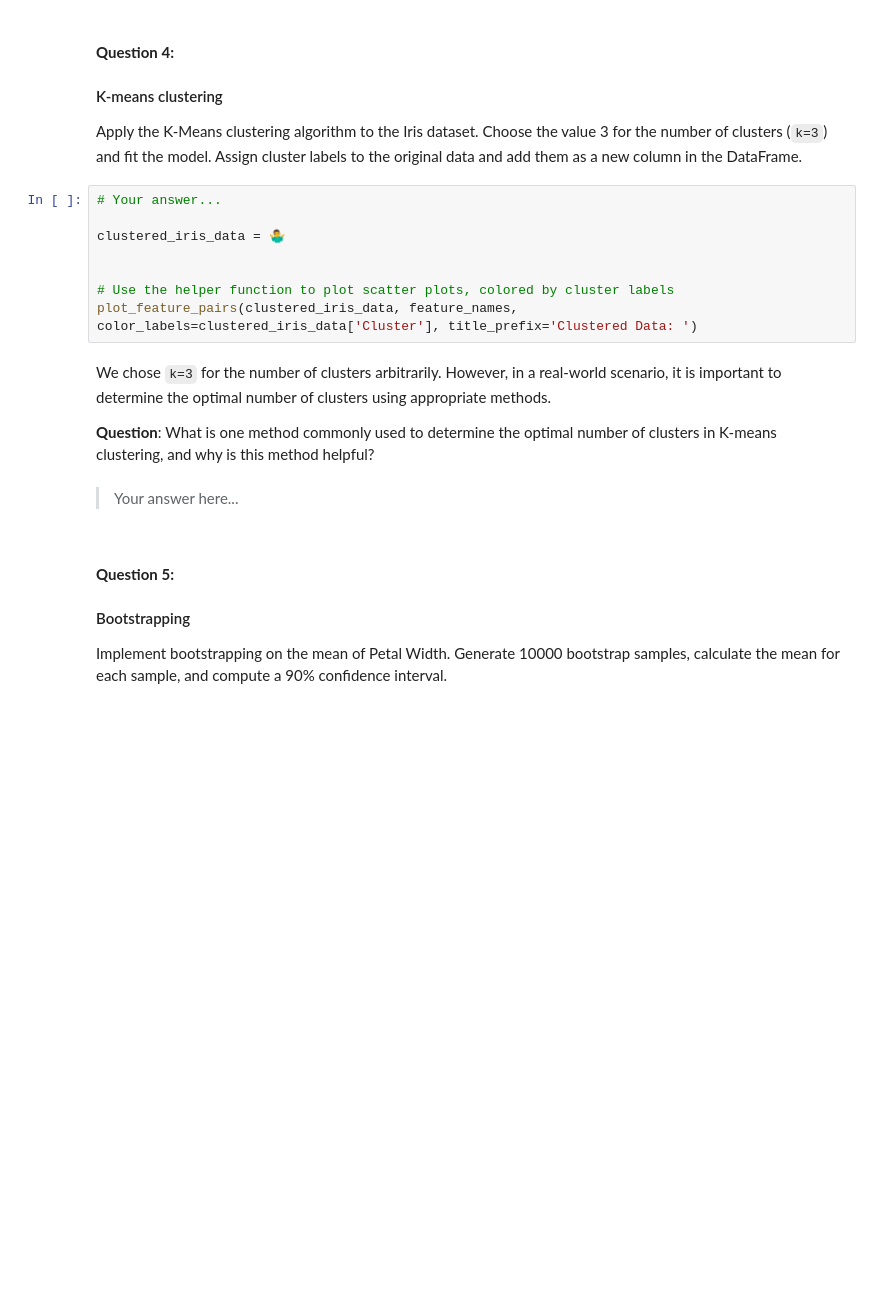
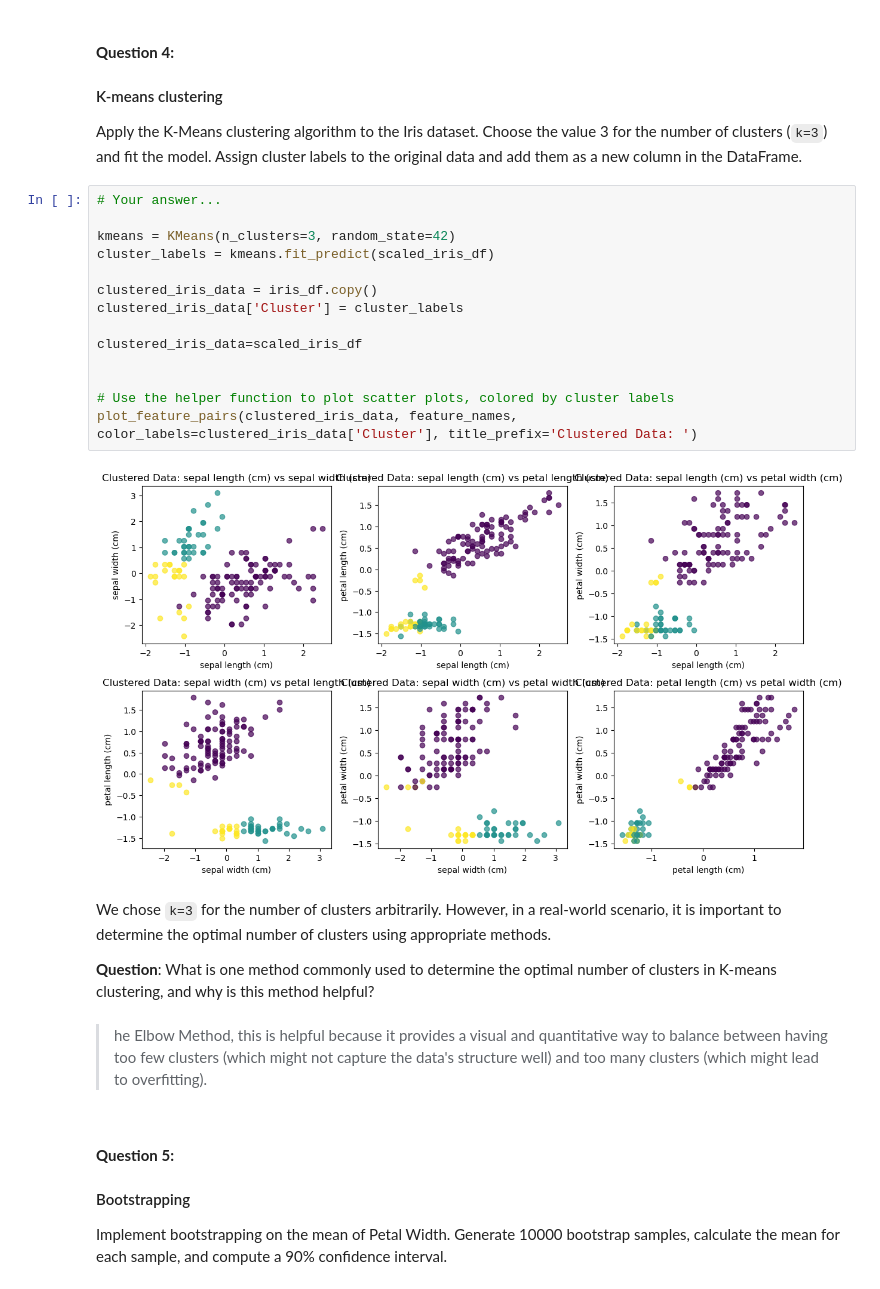
Before and after one commit to tqq199548/LCR, a Jupyter notebook: 02_activities/assignments/assignment_3.ipynb, the cells around one changed output. Cells and saved outputs as stored; diff of their text form; blank space fills up the shorter version.

```diff
--- a/02_activities/assignments/assignment_3.ipynb
+++ b/02_activities/assignments/assignment_3.ipynb
@@ -150,17 +159,25 @@ Apply the K-Means clustering algorithm to the Iris dataset. Choose the value 3 f
 # %%
 # Your answer...
 
-clustered_iris_data = 🤷‍♂️
+kmeans = KMeans(n_clusters=3, random_state=42)
+cluster_labels = kmeans.fit_predict(scaled_iris_df)
+
+clustered_iris_data = iris_df.copy()
+clustered_iris_data['Cluster'] = cluster_labels
+
+clustered_iris_data=scaled_iris_df
 
 
 # Use the helper function to plot scatter plots, colored by cluster labels
 plot_feature_pairs(clustered_iris_data, feature_names, color_labels=clustered_iris_data['Cluster'], title_prefix='Clustered Data: ')
+# %% [output]
+[figure, added]
 # %% [markdown]
 We chose `k=3` for the number of clusters arbitrarily. However, in a real-world scenario, it is important to determine the optimal number of clusters using appropriate methods.
 
 **Question**: What is one method commonly used to determine the optimal number of clusters in K-means clustering, and why is this method helpful?
 # %% [markdown]
-> Your answer here...
+> he Elbow Method, this is helpful because it provides a visual and quantitative way to balance between having too few clusters (which might not capture the data's structure well) and too many clusters (which might lead to overfitting).
 # %% [markdown]
 #### **Question 5:**
 #### Bootstrapping
```
Also changed, not shown: parts of 7 cells of this notebook.
